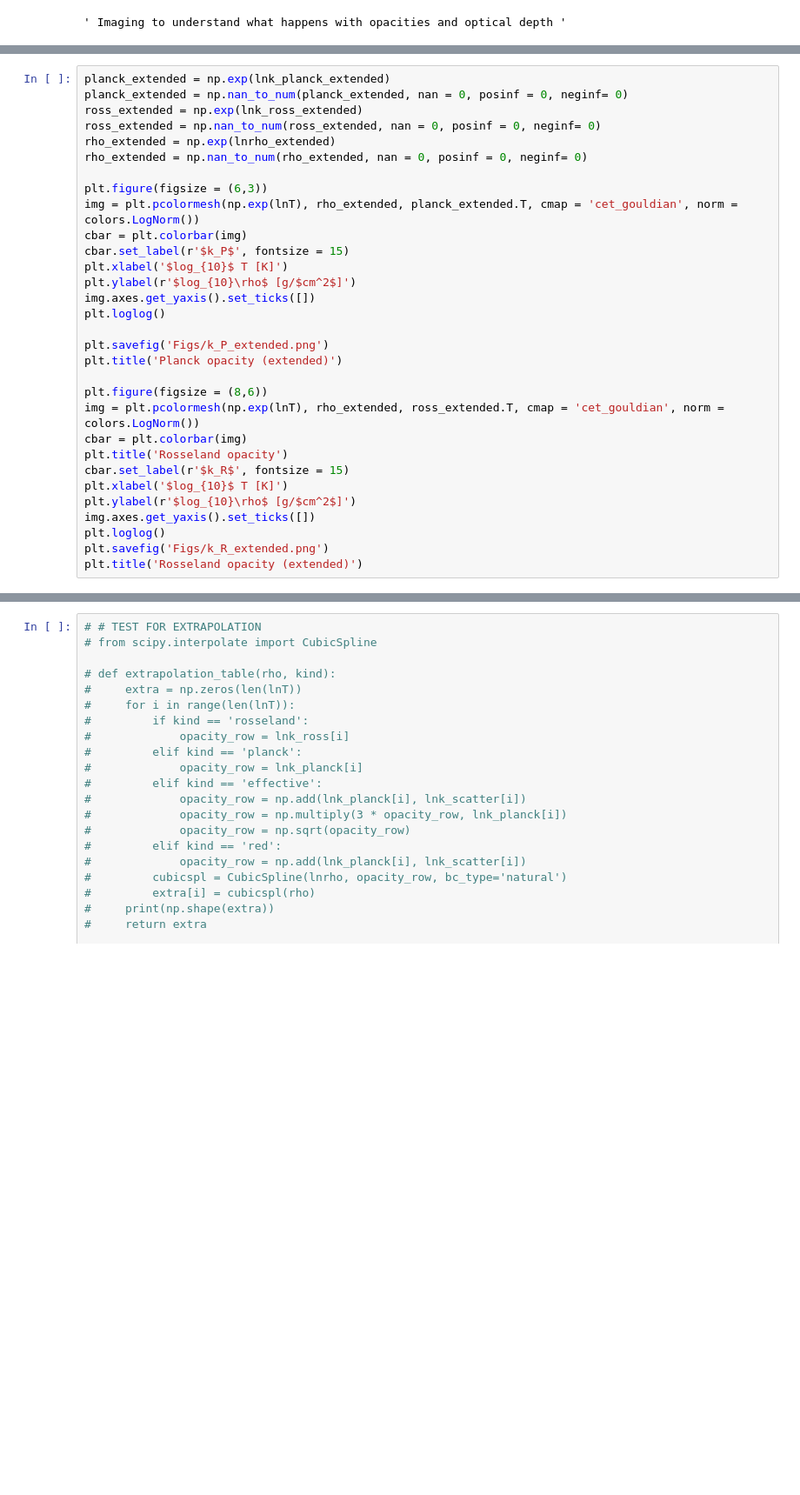
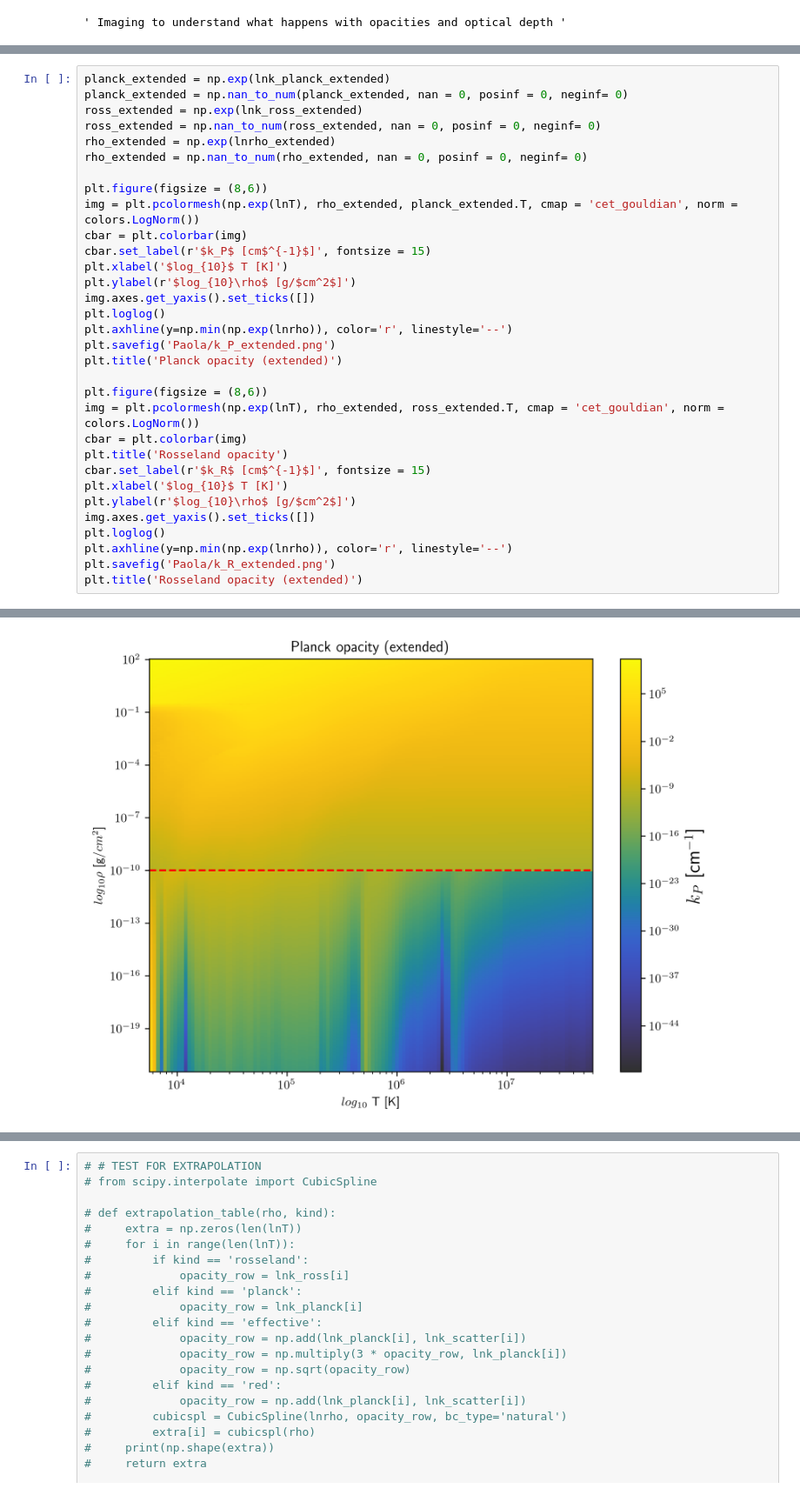
Before and after one commit to KKilmetis8/tde_comparison, a Jupyter notebook: Opacities_plot.ipynb, the cells around one changed output, grey strips where cells are left out. Shown at 87% size. Drawn from its saved outputs; the diff is of its cells as text; blank space fills up the shorter version.

```diff
--- a/Opacities_plot.ipynb
+++ b/Opacities_plot.ipynb
@@ -64,26 +69,28 @@ ross_extended = np.nan_to_num(ross_extended, nan = 0, posinf = 0, neginf= 0)
 rho_extended = np.exp(lnrho_extended)
 rho_extended = np.nan_to_num(rho_extended, nan = 0, posinf = 0, neginf= 0)
 
-plt.figure(figsize = (6,3))
+plt.figure(figsize = (8,6))
 img = plt.pcolormesh(np.exp(lnT), rho_extended, planck_extended.T, cmap = 'cet_gouldian', norm = colors.LogNorm())
 cbar = plt.colorbar(img)
-cbar.set_label(r'$k_P$', fontsize = 15)
+cbar.set_label(r'$k_P$ [cm$^{-1}$]', fontsize = 15)
 plt.xlabel('$log_{10}$ T [K]')
 plt.ylabel(r'$log_{10}\rho$ [g/$cm^2$]')
 img.axes.get_yaxis().set_ticks([])
 plt.loglog()
-
-plt.savefig('Figs/k_P_extended.png')
+plt.axhline(y=np.min(np.exp(lnrho)), color='r', linestyle='--')
+plt.savefig('Paola/k_P_extended.png')
 plt.title('Planck opacity (extended)')
 
 plt.figure(figsize = (8,6))
 img = plt.pcolormesh(np.exp(lnT), rho_extended, ross_extended.T, cmap = 'cet_gouldian', norm = colors.LogNorm())
 cbar = plt.colorbar(img)
 plt.title('Rosseland opacity')
-cbar.set_label(r'$k_R$', fontsize = 15)
+cbar.set_label(r'$k_R$ [cm$^{-1}$]', fontsize = 15)
 plt.xlabel('$log_{10}$ T [K]')
 plt.ylabel(r'$log_{10}\rho$ [g/$cm^2$]')
 img.axes.get_yaxis().set_ticks([])
 plt.loglog()
-plt.savefig('Figs/k_R_extended.png')
+plt.axhline(y=np.min(np.exp(lnrho)), color='r', linestyle='--')
+plt.savefig('Paola/k_R_extended.png')
 plt.title('Rosseland opacity (extended)')
+# %% [output]
@@ -89,0 +98 @@ plt.title('Rosseland opacity (extended)')
+[figure, added]
```
Also changed, not shown: parts of 4 cells of this notebook, 5 other files.
